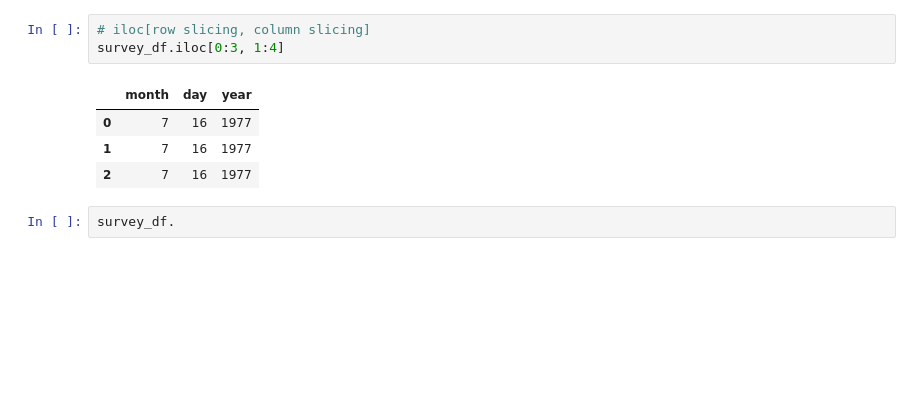
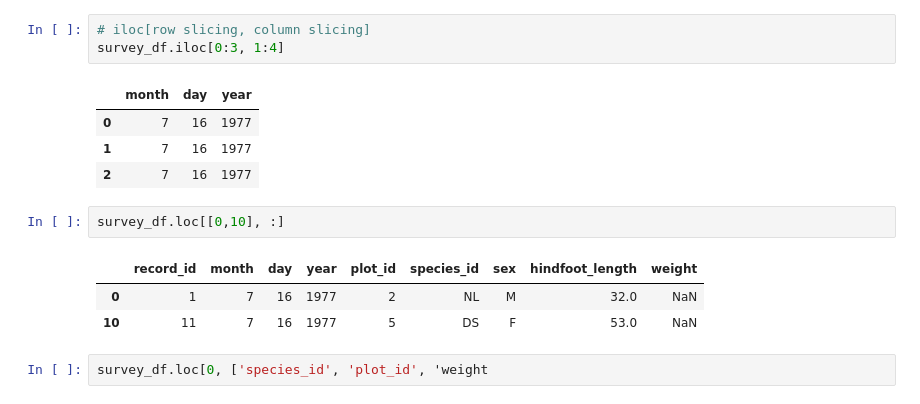
Before and after one commit to ubvu/2023-05-30-python, a Jupyter notebook: notebooks/indexing.ipynb, the cells around one changed output. Cells and saved outputs as stored; diff of their text form; blank space fills up the shorter version.

```diff
--- a/notebooks/indexing.ipynb
+++ b/notebooks/indexing.ipynb
@@ -224,4 +224,10 @@ survey_df.iloc[0:3, 1:4]
 | 1 | 7 | 16 | 1977 |
 | 2 | 7 | 16 | 1977 |
 # %%
-survey_df.
+survey_df.loc[[0,10], :]
+# %% [output]
+|  | record_id | month | day | year | plot_id | species_id | sex | hindfoot_length | weight |
+| 0 | 1 | 7 | 16 | 1977 | 2 | NL | M | 32.0 | NaN |
+| 10 | 11 | 7 | 16 | 1977 | 5 | DS | F | 53.0 | NaN |
+# %%
+survey_df.loc[0, ['species_id', 'plot_id', 'weight
```
